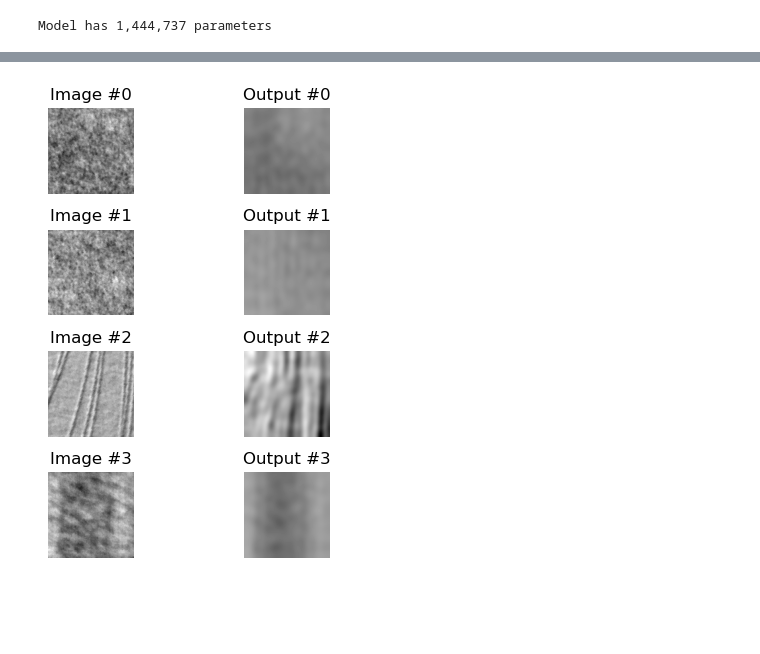
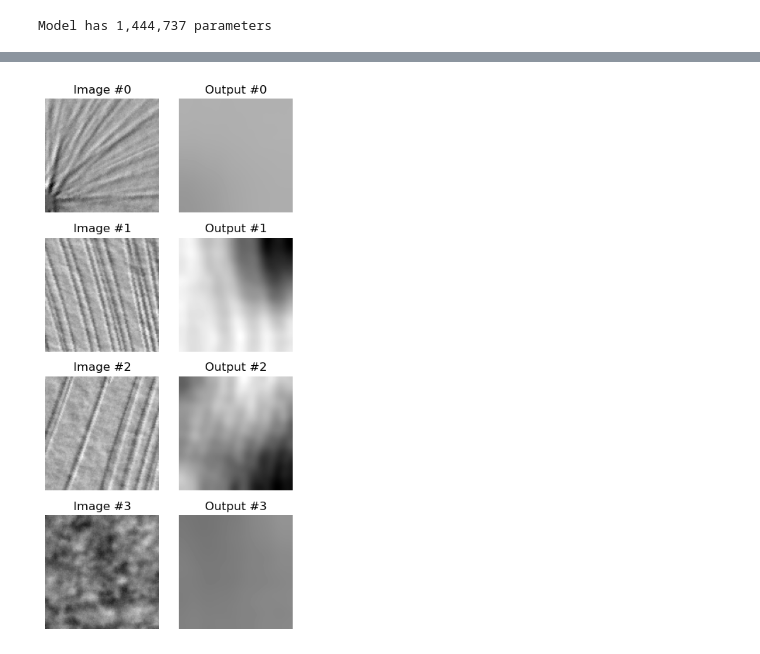
Before and after one commit to popastefan10/DeepAD, a Jupyter notebook: notebooks/trainer.ipynb, the cells around one changed output, grey strips where cells are left out. Drawn from its saved outputs; the diff is of its cells as text; code cells hidden in the pictures; blank space fills up the shorter version.

```diff
--- a/notebooks/trainer.ipynb
+++ b/notebooks/trainer.ipynb
@@ -46,22 +82,18 @@ model2.load_state_dict(torch.load('../models/first_run.pth'))
 # %%
+def flatten(xs):
+    return [x for ys in xs for x in ys]
+
 images, keys = next(iter(train_dataloader))
 input_images = []
 outputs = []
 for i in range(4):
     image = images[i]
     input_images.append(image.squeeze().detach().cpu().numpy())
     input = image.unsqueeze(0).to(config.device)
     input[48:80, 48:80] = 0
-    output = model(input)
+    output = model_best(input)
     outputs.append(output.squeeze().detach().cpu().numpy())
+titles = flatten([[f"Image #{i}", f"Output #{i}"] for i in range(4)])
+plot_images(flatten(list(zip(input_images, outputs))), titles, rows=4, cols=2, figsize=(4, 8))
+# %% [output]
+[figure, added]
-# %%
-%matplotlib inline
-from src.deep_ad.image import plot_images
-
-def flatten(xs):
-    return [x for ys in xs for x in ys]
-
-titles = flatten([[f"Image #{i}", f"Output #{i}"] for i in range(4)])
-plot_images(flatten(list(zip(input_images, outputs))), titles, rows=4, cols=2)
-# %% [output]
-[figure, removed]
```
Also changed, not shown: parts of 8 cells of this notebook, 4 other files.
